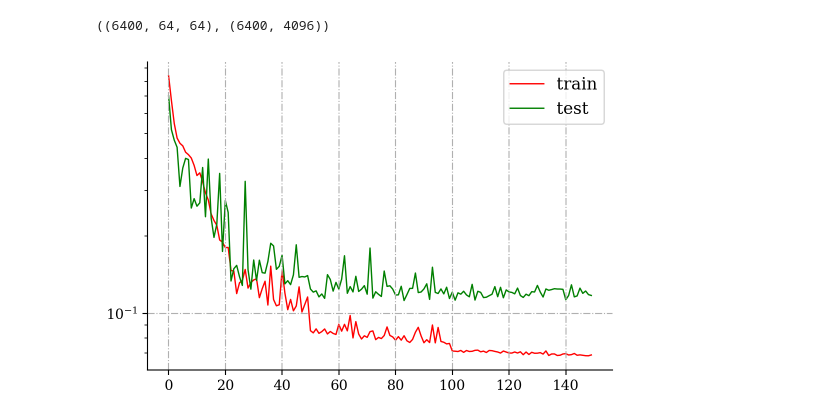
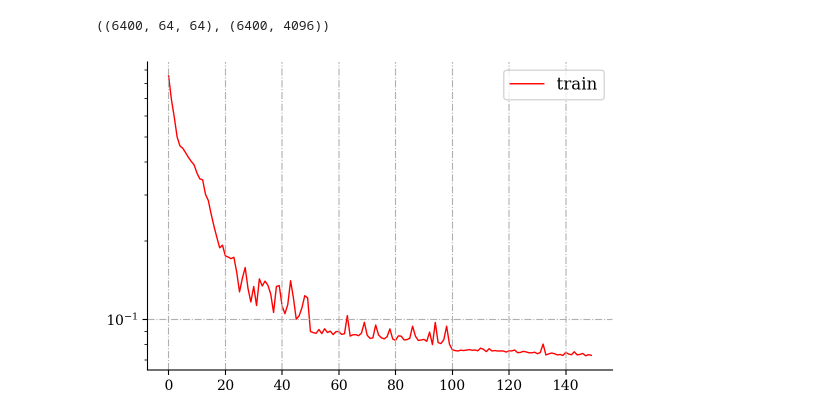
Before and after one commit to arudikov/FCG-NO, a Jupyter notebook: notebooks/FCG, FNO, Diffusion 2D.ipynb, the cells around one changed output. Saved outputs shown, nothing was run; the diff lists cells and outputs as text; code cells hidden in the pictures.

```diff
--- a/notebooks/FCG, FNO, Diffusion 2D.ipynb
+++ b/notebooks/FCG, FNO, Diffusion 2D.ipynb
@@ -134,7 +134,7 @@ def get_FNO(key, features_train, grid):
     }
     return model_data, optimization_specification
 # %%
-def FCG(A, features, targets, model, N_iter, m_max, optimization_specification, eps=1e-30, fine_tune=False):
+def FCG(A, features, targets, model, N_iter, m_max, optimization_specification, eps=1e-30):
     def get_mi(i, m_max):
         if i == 0:
             return 0
@@ -160,7 +160,7 @@ def FCG(A, features, targets, model, N_iter, m_max, optimization_specification,
 
     values, values_std = [], []
 
-    for idx in range(N_iter):
+    for idx in tqdm(range(N_iter)):
         train_residuals.append((jnp.linalg.norm(R[:, :, idx], axis=1) / jnp.linalg.norm(f, axis=1)).mean())
         train_residuals_std.append(st.t.interval(confidence=0.99, df=len(jnp.linalg.norm(R[:, :, idx], axis=1))-1,
                                                  loc=train_residuals[-1], scale=st.sem((jnp.linalg.norm(R[:, :, idx], axis=1) / jnp.linalg.norm(f, axis=1)))))
@@ -170,11 +170,6 @@ def FCG(A, features, targets, model, N_iter, m_max, optimization_specification,
 
         train_data = [jnp.einsum('bi,b->bi', R[:, :, idx], 1./norm)]
         if type(model) != type(lambda x: x):
-            if fine_tune:
-                A_bcsr = jsparse.BCSR.from_bcoo(A)
-                error = jnp.stack([jsparse.linalg.spsolve(A_bcsr.data[n], A_bcsr.indices[n], A_bcsr.indptr[n], train_data[0][n].reshape(-1,)) for n in range(samples)])
-                model, history_train = train_model(model, A, train_data[0].reshape(-1, args.grid, args.grid), error, optimization_specification, 1)
-
             output = vmap(model, in_axes=(0))(jnp.einsum('bi, b->bi', R[:, :, idx], 1/norm)[:, None].reshape(-1, 1, grid, grid))[:, 0].reshape(-1, grid**2)
             U = jnp.einsum('bi, b->bi', output, norm)
 
@@ -200,30 +195,6 @@ def FCG(A, features, targets, model, N_iter, m_max, optimization_specification,
         X = X.at[:, :, idx+1].set(X[:, :, idx] + jnp.einsum('b, bj->bj', beta, P[:, :, idx]))
         R = R.at[:, :, idx+1].set(R[:, :, idx] - jnp.einsum('b, bj->bj', beta, S[:, :, idx]))
 
-        display.clear_output(wait=True)
-
-        fig, ax = plt.subplots(1, 4, figsize=(30, 5))
-
-        ax[0].plot(train_residuals, color='red', linestyle='-')
-        ax[0].fill_between(range(len(train_residuals)), jnp.array(train_residuals_std)[:, 0], jnp.array(train_residuals_std)[:, 1], alpha=0.2, color='orange')
-        ax[0].set_yscale('log')
-        ax[0].set_title(r'Residuals')
-
-        ax[1].imshow(targets[-1].reshape(grid, grid))
-        ax[1].set_title(r'True')
-        if fine_tune:
-            ax[2].plot([jnp.mean(jnp.array(epoch)) for epoch in history_train])
-            ax[2].set_yscale('log')
-        else:
-            ax[2].imshow((X[-1, :, idx] * h ** 2).reshape(grid, grid))
-            ax[2].set_title(r'Predict')
-
-        ax[3].plot(values, color='red', linestyle='-')
-        ax[3].fill_between(range(len(values)), jnp.array(values_std)[:, 0],
-                           jnp.array(values_std)[:, 1], alpha=0.2, color='orange')
-        ax[3].set_title(r'loss')
-
-        plt.show()
 
     return P, R, X, values, values_std
 # %%
@@ -277,7 +248,7 @@ def test_on_epoch(key, batch_size, A, model, x, error, compute_loss, N_repeats):
     data, epoch_loss = scan(compute_loss, carry, n)
     return epoch_loss
 
-def train_model(model, A, x, error, A_test, x_test, error_test, optimization_specification, N_repeats):
+def train_model(model, A, x, error, optimization_specification, N_repeats):
     model = model
     history = []
     history_test = []
@@ -288,7 +259,7 @@ def train_model(model, A, x, error, A_test, x_test, error_test, optimization_spe
     dict_lr = dict(zip(keys, values))
 
     sc = optax.piecewise_constant_schedule(optimization_specification['learning_rate'], dict_lr)
-    optimizer = optax.contrib.split_real_and_imaginary(optax.adamw(sc, weight_decay=1e-2))
+    optimizer = optax.adamw(sc, weight_decay=1e-2)
 
     opt_state = optimizer.init(eqx.filter(model, eqx.is_array))
     make_step = lambda a, b: optimization_specification['make_step'](a, b, optimizer)
@@ -298,8 +269,7 @@ def train_model(model, A, x, error, A_test, x_test, error_test, optimization_spe
         loss, model, opt_state = train_on_epoch(key, optimization_specification['batch_size'], A, model, x, error, opt_state, make_step, N_repeats)
         history.append(loss)
 
-        history_test.append(test_on_epoch(key, optimization_specification['batch_size'], A_test, model, x_test, error_test, optimization_specification['compute_loss'], N_repeats))
-    return model, history, history_test
+    return model, history
 # %%
 grid = 64
 samples_div = 1
@@ -318,4 +288,4 @@ h = 1. / grid
 
 model_ = lambda x: x
 optimization_specification = {"res_func": lambda A, B, input: res_func(A, B, input)}
-_, R_, X_, _, _ = FCG(A_train, rhs_train, u_exact_train.reshape(-1, grid**2)*h**2, model_, N_repeats-1, m_max, optimization_specification, eps=1e-30)
+_, R_, X_, _, _ = FCG(A_train, rhs_train, u_exact_train.reshape(-1, grid**2)*h**2, model_, N_repeats-1, m_max, optimization_specification)
@@ -340,27 +308,26 @@ clear_caches()
 
 test_size = (N_repeats + 1) * 1
 model_data, optimization_specification = get_FNO(random.PRNGKey(40), residuals[0][None, ...], grid)
-model, history, history_test = train_model(model_data['model'], A_train[:-1], residuals[:-test_size], error[:-test_size], A_train[-1:], residuals[-test_size:], error[-test_size:], optimization_specification, N_repeats)
+model, history = train_model(model_data['model'], A_train, residuals, error, optimization_specification, N_repeats)
 
 del residuals, error, A_train
 clear_caches()
 # %%
 plt.rcParams['font.family'] = 'serif'
 
 fig = plt.figure(figsize=(6, 4))
 
 plt.yscale('log')
 plt.plot([jnp.mean(jnp.array(epoch)) for epoch in history], linestyle='-', color='red', linewidth=1, zorder=1, label=r'train')
-plt.plot([jnp.mean(jnp.array(epoch)) for epoch in history_test], linestyle='-', color='green', linewidth=1, zorder=1, label=r'test')
 
 plt.gca().spines['top'].set_visible(False)
 plt.gca().spines['left'].set_visible(True)
 plt.gca().spines['right'].set_visible(False)
 
 plt.grid(linestyle='-.')
 plt.legend(loc='best', fontsize="12");
 # %% [output]
-[figure, old version]
+[figure, new version]
 # %%
 N_samples = 20
 N_iter = min(int(grid*2.5), 400)
```
Also changed, not shown: parts of 5 cells of this notebook.
